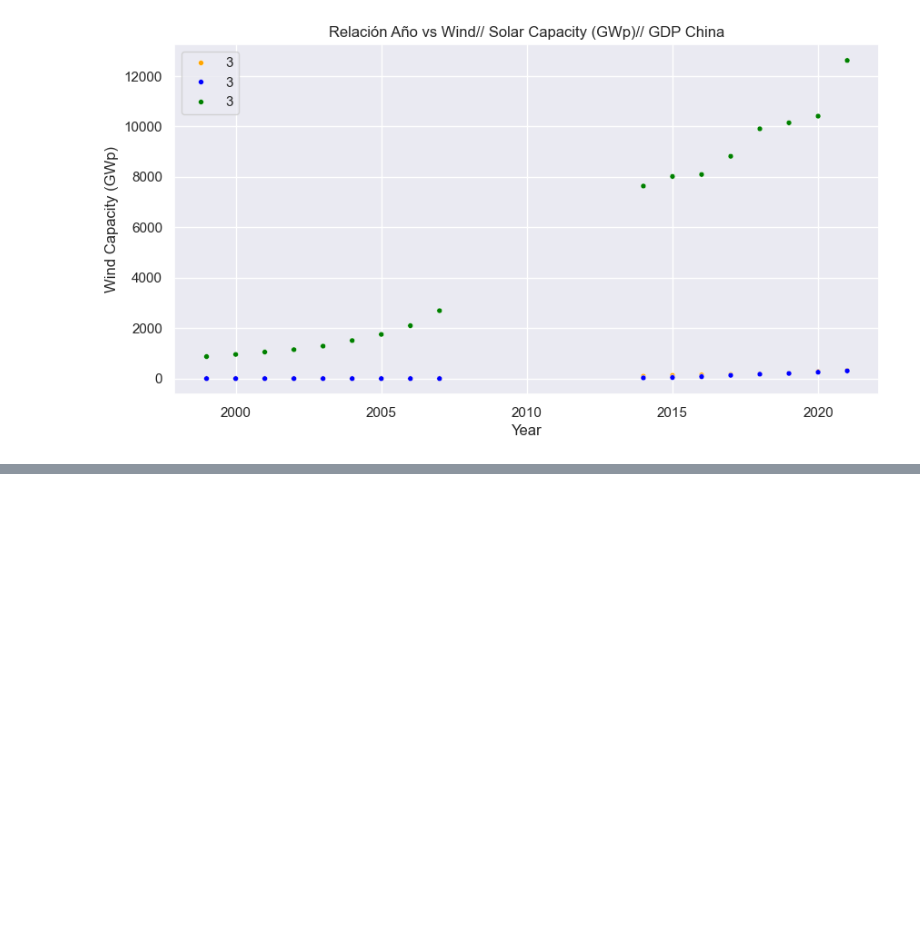
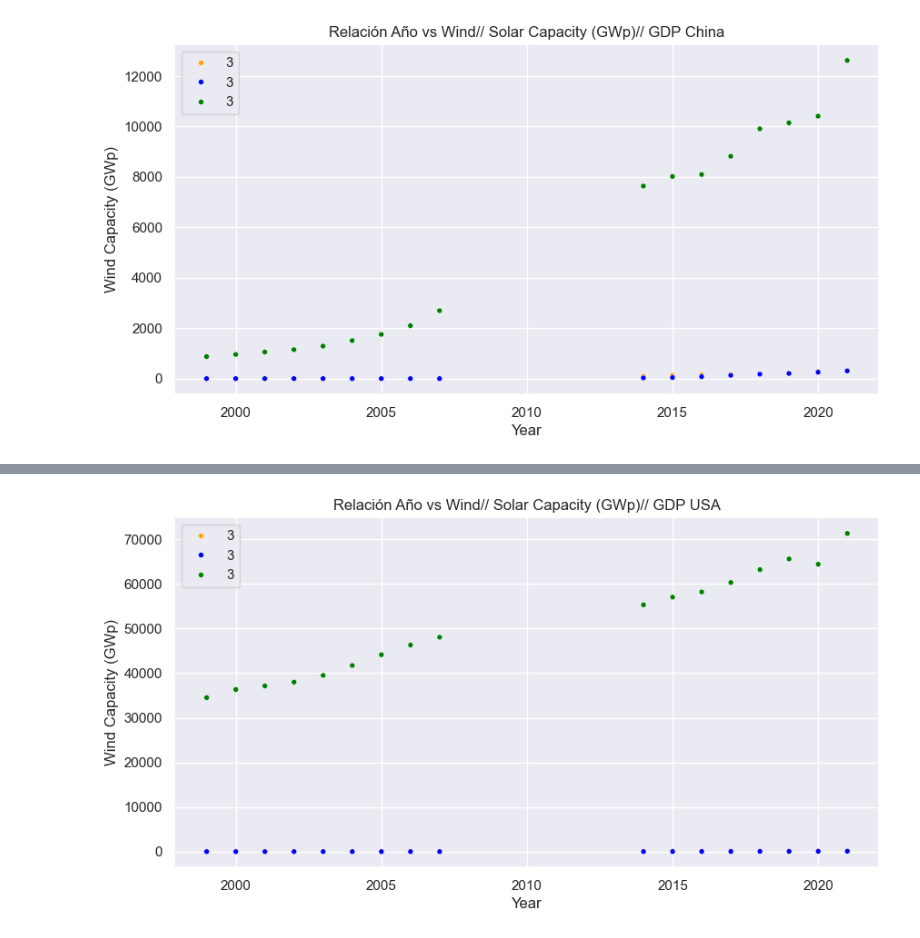
Before and after one commit to sansisimon/renewable-energy-project, a Jupyter notebook: charts.ipynb, the cells around one changed output, grey strips where cells are left out. Cells and saved outputs as stored; diff of their text form; code cells hidden in the pictures; blank space fills up the shorter version.

```diff
--- a/charts.ipynb
+++ b/charts.ipynb
@@ -535,0 +603,28 @@ sns.scatterplot(x = "Year",
+# %%
+fig, axes = plt.subplots(nrows = 1, ncols = 1, figsize = (10, 5))
+
+sns.scatterplot(x = "Year",
+                y = "Wind Capacity (GWp)",
+                data = df_merge3[df_merge3['Country Name'] == 'United States'],
+                size = 3,
+                color = "orange",
+                ax = axes)
+
+axes.set_title("Relación Año vs Wind// Solar Capacity (GWp)// GDP USA")
+
+sns.scatterplot(x = "Year",
+                y = "Solar Capacity (GW)",
+                data = df_merge3[df_merge3['Country Name'] == 'United States'],
+                size = 3,
+                color = "blue",
+                ax = axes)
+
+
+sns.scatterplot(x = "Year",
+                y = "GDP($)",
+                data = df_merge3[df_merge3['Country Name'] == 'United States'],
+                size = 3,
+                color = "green",
+                ax = axes);
+# %% [output]
+[figure, added]
```
Also changed, not shown: parts of 18 cells of this notebook, 1 other file.
